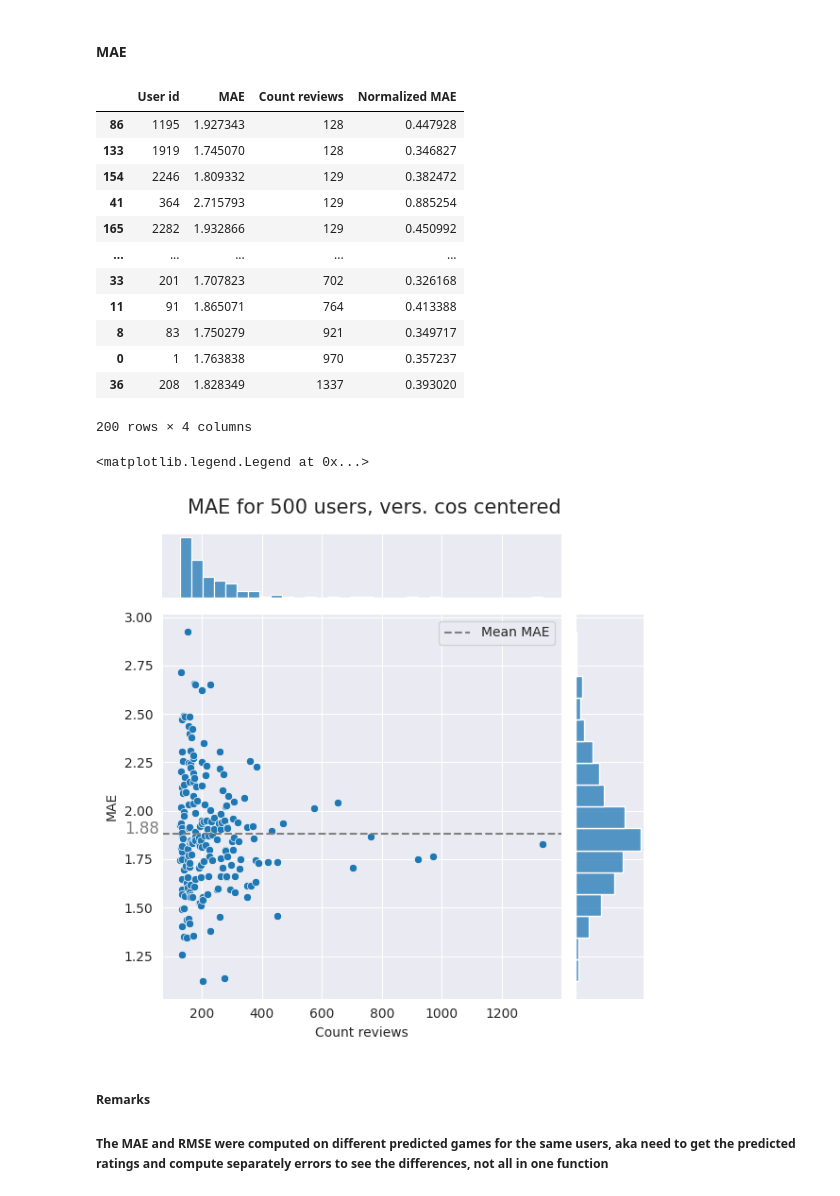
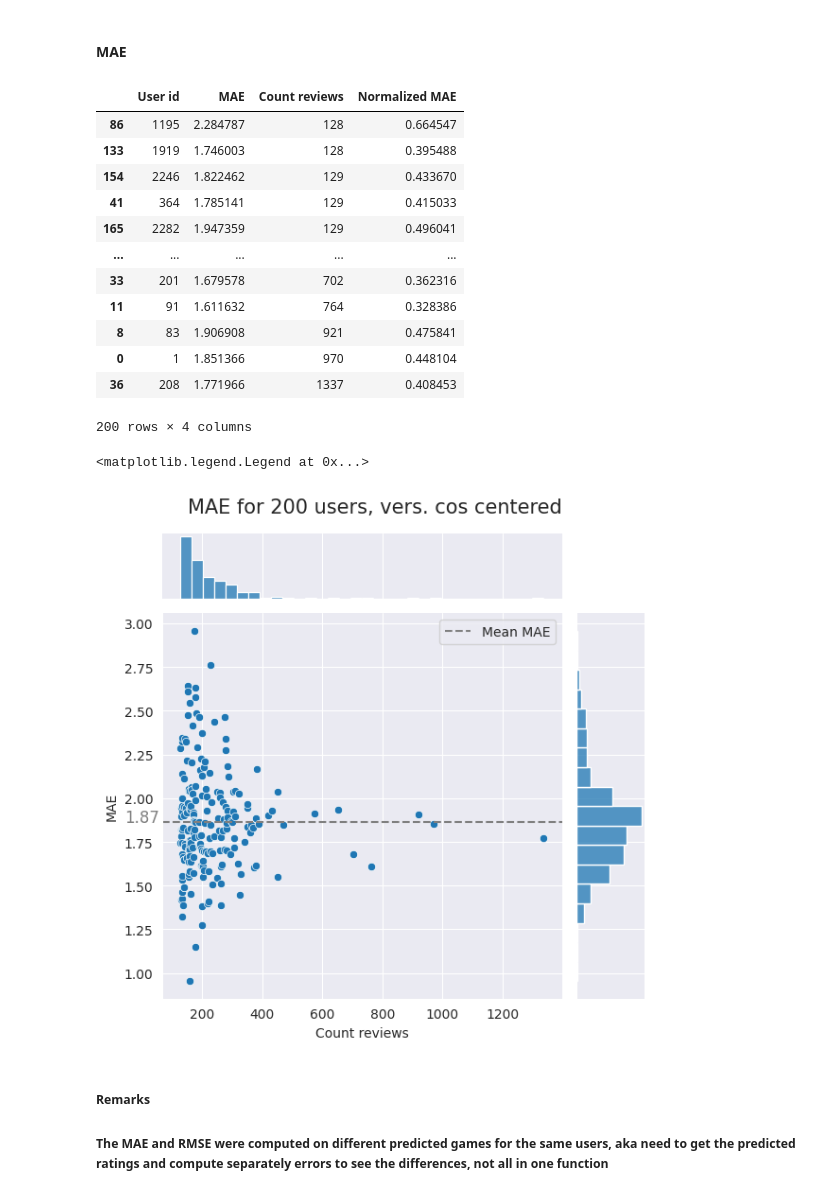
Before and after one commit to Franciline/Recommendation_system, a Jupyter notebook: centrered_cos_eval.ipynb, the cells around one changed output. Drawn from its saved outputs; the diff is of its cells as text; code cells hidden in the pictures.

```diff
--- a/centrered_cos_eval.ipynb
+++ b/centrered_cos_eval.ipynb
@@ -68,6 +87,7 @@ array([0.        , 0.04441922, 0.09306476, ..., 1.86065469, 1.86281226,
 # %%
 # for the evaluation, we test on the X most popular users (by number of reviews)
-users_count = filtered_centrd_data[["User id", "Game id"]].groupby("User id", as_index=True).count().sort_values(by="Game id", ascending=False).head(200)
+NB_USERS = 200
+users_count = filtered_centrd_data[["User id", "Game id"]].groupby("User id", as_index=True).count().sort_values(by="Game id", ascending=False).head(NB_USERS)
 
 # get the index (matrix) associated to the selected users ids
 users = users_table_assoc[users_table_assoc.isin(users_count.index)].index.to_numpy()
@@ -181,31 +211,31 @@ rmse_users['Normalized MAE'] = (rmse_users['MAE'] - rmse_users['MAE'].min()) / (
 rmse_users
 # %% [output]
 |  | User id | MAE | Count reviews | Normalized MAE |
-| 86 | 1195 | 1.927343 | 128 | 0.447928 |
-| 133 | 1919 | 1.745070 | 128 | 0.346827 |
-| 154 | 2246 | 1.809332 | 129 | 0.382472 |
-| 41 | 364 | 2.715793 | 129 | 0.885254 |
-| 165 | 2282 | 1.932866 | 129 | 0.450992 |
+| 86 | 1195 | 2.284787 | 128 | 0.664547 |
+| 133 | 1919 | 1.746003 | 128 | 0.395488 |
+| 154 | 2246 | 1.822462 | 129 | 0.433670 |
+| 41 | 364 | 1.785141 | 129 | 0.415033 |
+| 165 | 2282 | 1.947359 | 129 | 0.496041 |
 | ... | ... | ... | ... | ... |
-| 33 | 201 | 1.707823 | 702 | 0.326168 |
-| 11 | 91 | 1.865071 | 764 | 0.413388 |
-| 8 | 83 | 1.750279 | 921 | 0.349717 |
-| 0 | 1 | 1.763838 | 970 | 0.357237 |
-| 36 | 208 | 1.828349 | 1337 | 0.393020 |
+| 33 | 201 | 1.679578 | 702 | 0.362316 |
+| 11 | 91 | 1.611632 | 764 | 0.328386 |
+| 8 | 83 | 1.906908 | 921 | 0.475841 |
+| 0 | 1 | 1.851366 | 970 | 0.448104 |
+| 36 | 208 | 1.771966 | 1337 | 0.408453 |
 200 rows × 4 columns
 # %%
-# we plot the RMSE normalized distribution
+# we plot the MAE distribution
 
 sns.set_style("darkgrid")
 plot = sns.jointplot(data=rmse_users, x="Count reviews", y="MAE", kind="scatter")
 plot.ax_joint.axhline(rmse_users["MAE"].mean(), color="gray", linestyle="--", label="Mean MAE")
 plot.ax_joint.text(x=0, y=rmse_users["MAE"].mean(), s=f'{round(rmse_users["MAE"].mean(), 2)}', color='gray', fontsize=12, ha='center')
-plot.figure.suptitle('MAE for 500 users, vers. cos centered', fontsize=15)
+plot.figure.suptitle(f'MAE for {NB_USERS} users, vers. cos centered', fontsize=15)
 plot.figure.tight_layout()
 plot.ax_joint.legend()
 # %% [output]
 <matplotlib.legend.Legend at 0x...>
-[figure, old version]
+[figure, new version]
 # %% [markdown]
 ##### Remarks
 ##### The MAE and RMSE were computed on different predicted games for the same users, aka need to get the predicted ratings and compute separately errors to see the differences, not all in one function
```
Also changed, not shown: parts of 11 cells of this notebook, 2 other files.
